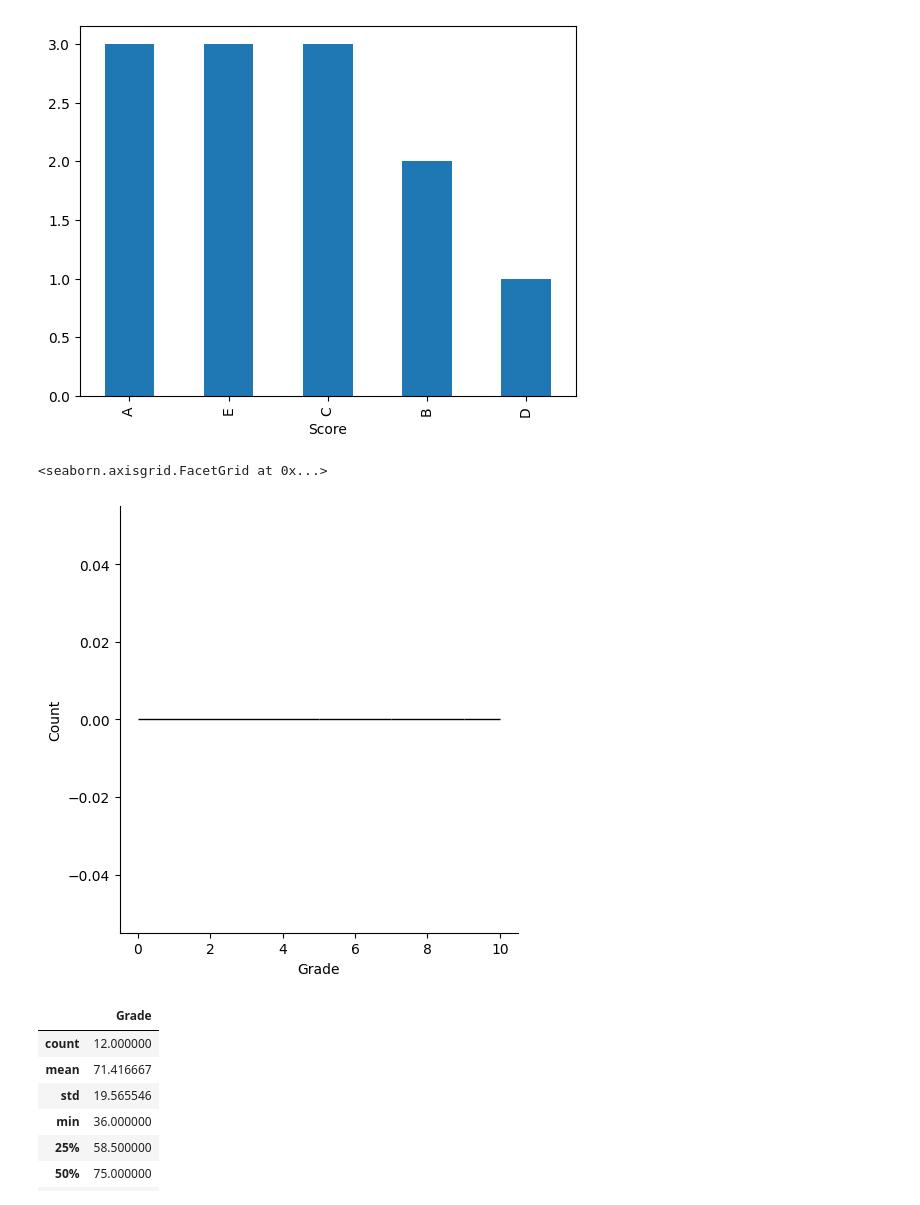
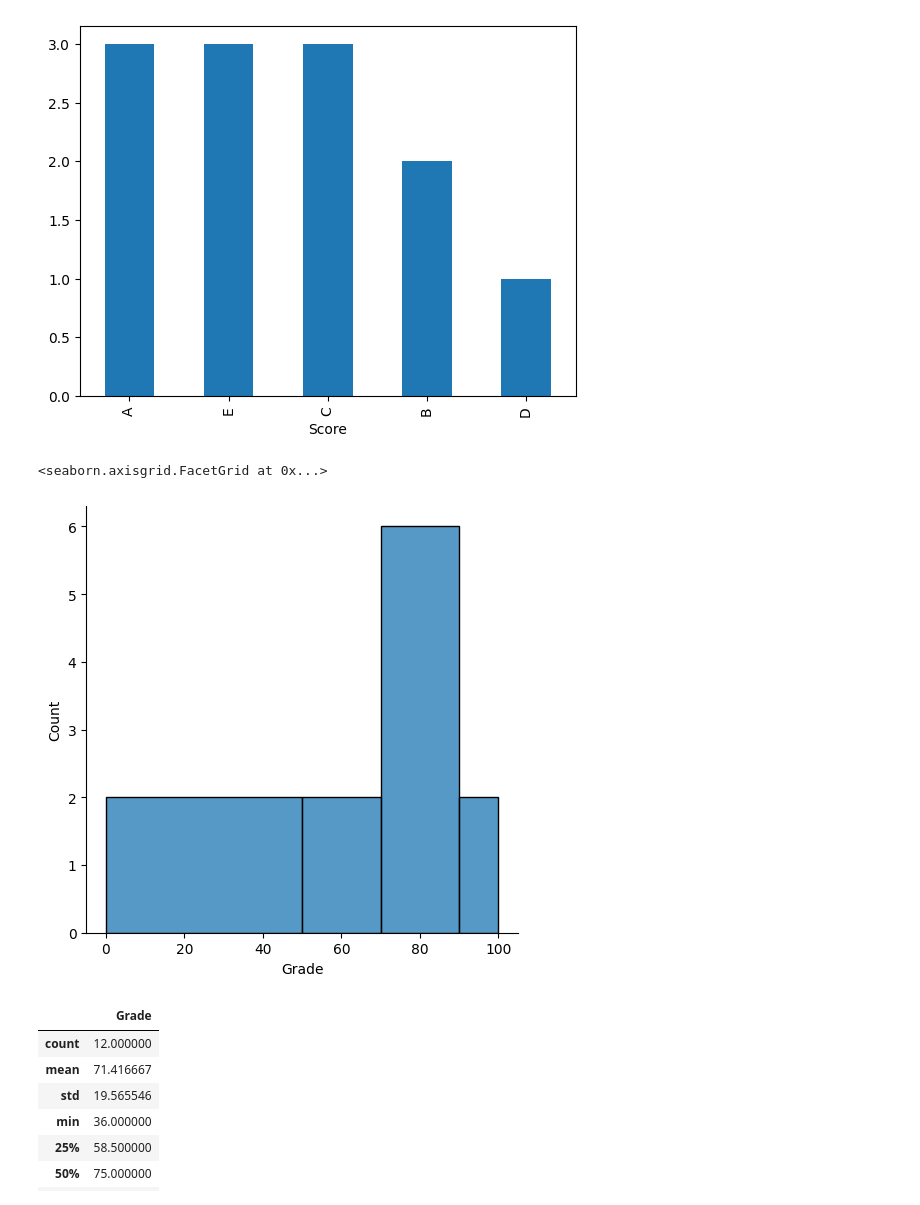
Before and after one commit to lcbjrrr/algojust, a Jupyter notebook: NB00_data_and_stas.ipynb, the cells around one changed output. Drawn from its saved outputs; the diff is of its cells as text; code cells hidden in the pictures.

```diff
--- a/NB00_data_and_stas.ipynb
+++ b/NB00_data_and_stas.ipynb
@@ -105,10 +105,10 @@ Name: count, dtype: int64
 [figure]
 # %%
 import seaborn as sns
-sns.displot(grades['Grade'],bins=[0,5,7,9,10])
+sns.displot(grades['Grade'],bins=[0,50,70,90,100])
 # %% [output]
 <seaborn.axisgrid.FacetGrid at 0x...>
-[figure, old version]
+[figure, new version]
 # %%
 grades['Grade'].describe()
 # %% [output]
```
